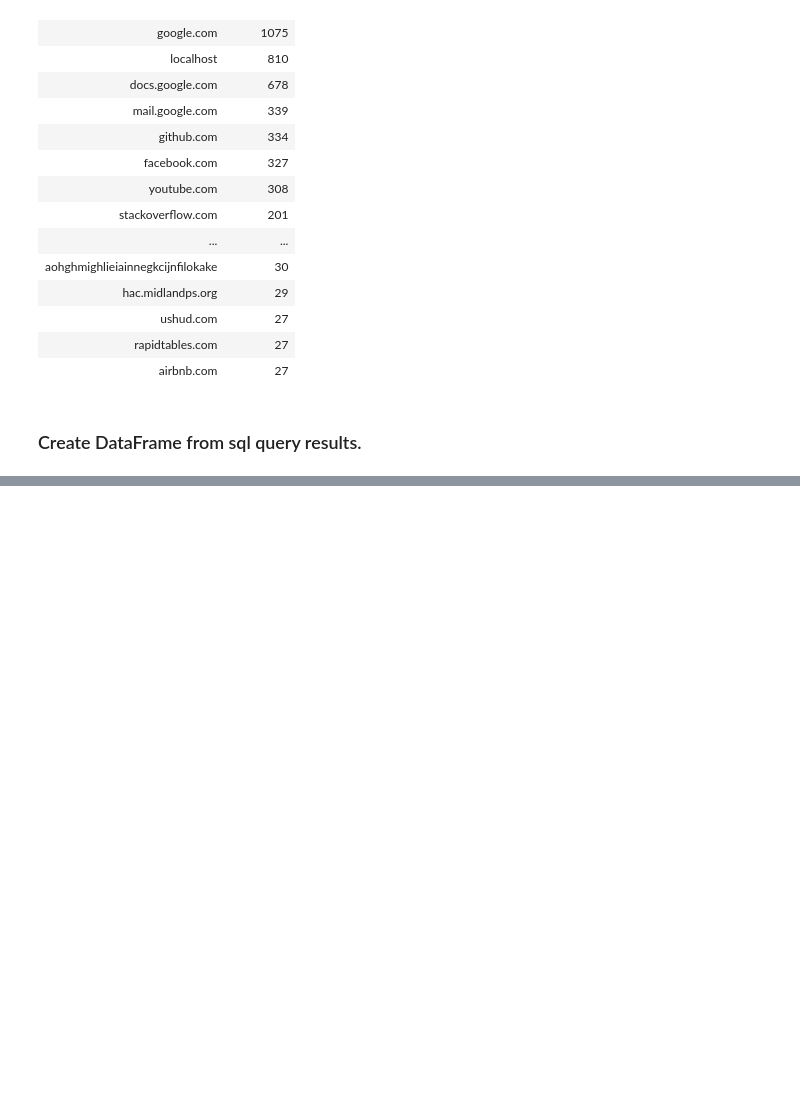
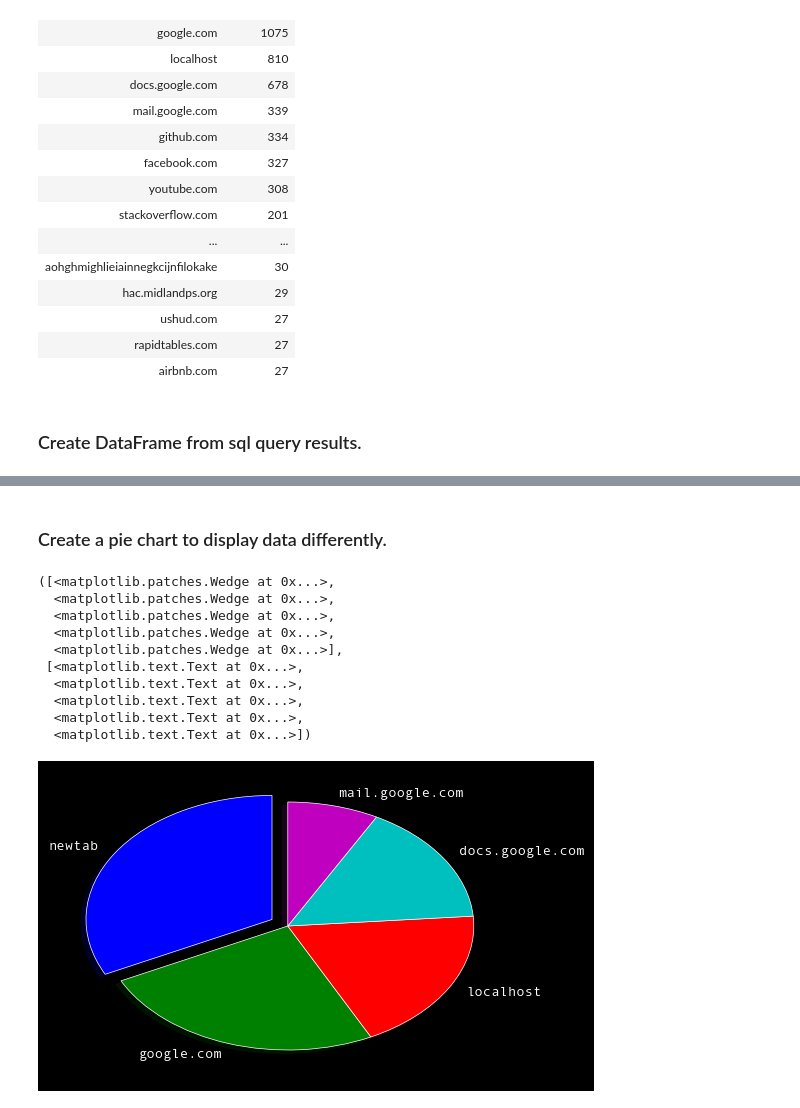
Before and after one commit to seanpar203/wta_analysis, a Jupyter notebook: top_5_time_spent.ipynb, the cells around one changed output, grey strips where cells are left out. Drawn from its saved outputs; the diff is of its cells as text; code cells hidden in the pictures; blank space fills up the shorter version.

```diff
--- a/top_5_time_spent.ipynb
+++ b/top_5_time_spent.ipynb
@@ -121,0 +145,25 @@ df.plot(figsize=(15, 10))
+# %% [markdown]
+### Create a pie chart to display data differently.
+# %%
+top_5_host_names = df.index[:5].values
+
+# Math to get proper percentages.
+arr_total_visits = np.array(df['total_visits'][:5].values)
+sum_total_visits = np.sum(arr_total_visits)
+arr_total_percen = arr_total_visits / sum_total_visits * 100
+
+explode = (0.1, 0, 0, 0, 0)
+
+plt.pie(x=arr_total_percen, explode=explode, labels=top_5_host_names, shadow=True, startangle=90)
+# %% [output]
+([<matplotlib.patches.Wedge at 0x...>,
+  <matplotlib.patches.Wedge at 0x...>,
+  <matplotlib.patches.Wedge at 0x...>,
+  <matplotlib.patches.Wedge at 0x...>,
+  <matplotlib.patches.Wedge at 0x...>],
+ [<matplotlib.text.Text at 0x...>,
+  <matplotlib.text.Text at 0x...>,
+  <matplotlib.text.Text at 0x...>,
+  <matplotlib.text.Text at 0x...>,
+  <matplotlib.text.Text at 0x...>])
+[figure, added]
```
Also changed, not shown: parts of 4 cells of this notebook.
